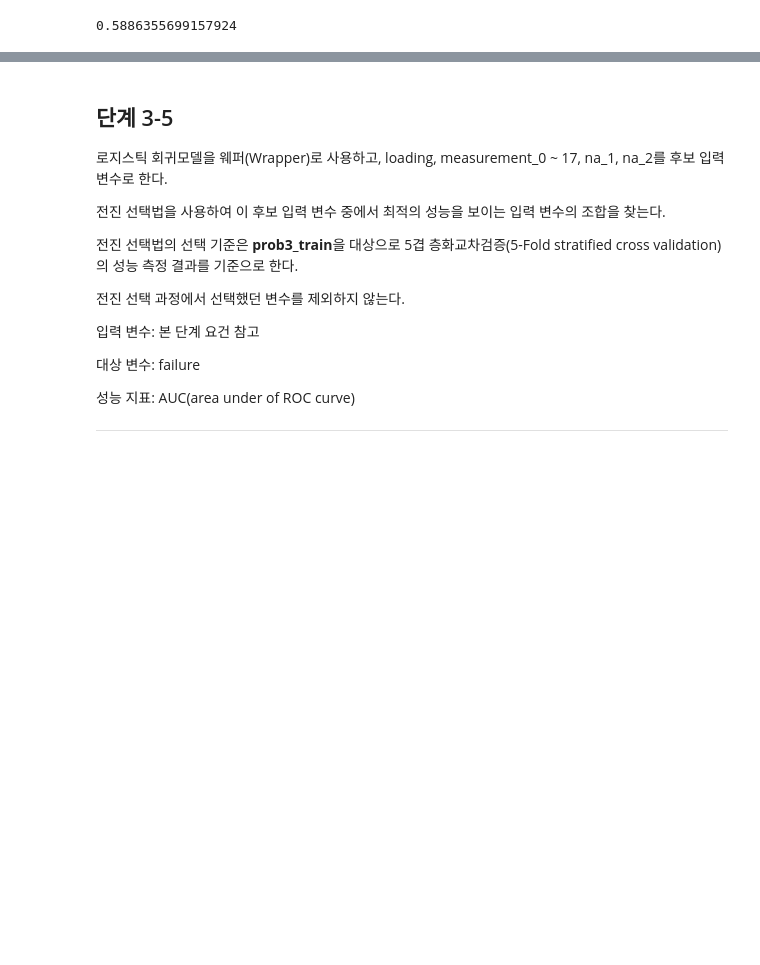
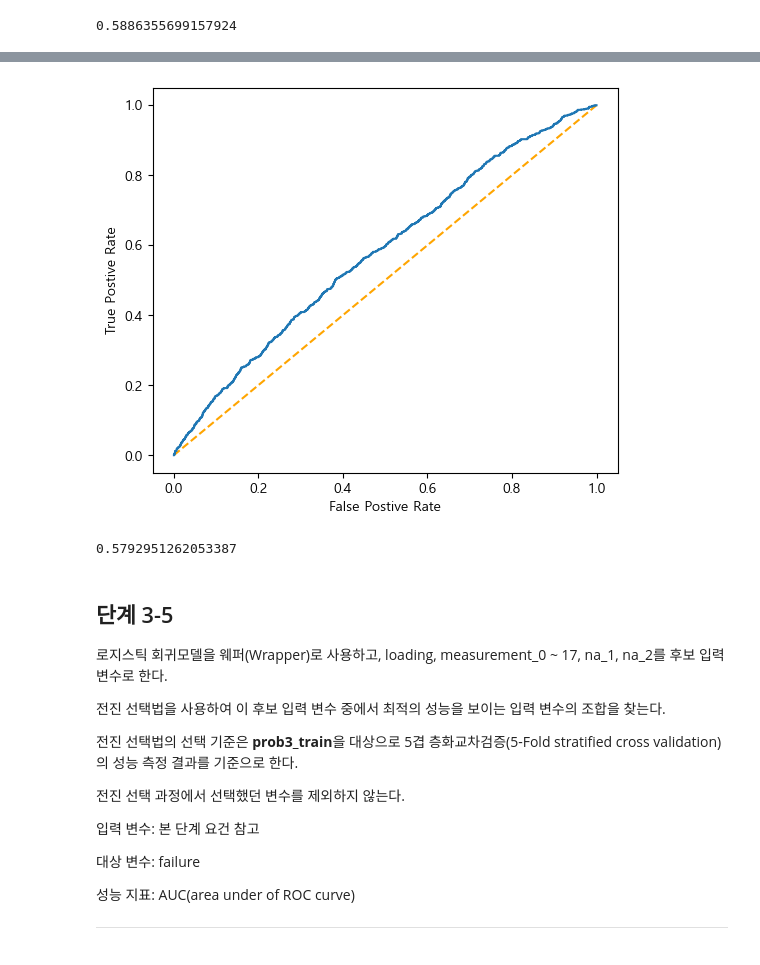
Before and after one commit to sunkusun9/DS_lv3_2605, a Jupyter notebook: sec_ds_lv3_prob1_prob.ipynb, the cells around one changed output, grey strips where cells are left out. Saved outputs shown, nothing was run; the diff lists cells and outputs as text; code cells hidden in the pictures; blank space fills up the shorter version.

```diff
--- a/sec_ds_lv3_prob1_prob.ipynb
+++ b/sec_ds_lv3_prob1_prob.ipynb
@@ -428,8 +497,8 @@ for i in range(3, 17):
     Z = -abs(X_bar - sam_mu) / (sam_sigma2 ** 0.5)
     ztest_list.append(
         pd.Series([Z, norm.cdf(Z) * 2], index = ['Z', 'pvalue'], name = v)
-    )
-df_ztest = pd.DataFrame(ztest_list)
+    ) # 검정의 주요 결과 구성하기 위한 단위 결과를 ztest에 모아둡니다.
+df_ztest = pd.DataFrame(ztest_list) # 하나의 데이터프레임으로 만듭니다.
 df_ztest
 # %% [output]
 |  | Z | pvalue |
@@ -878,0 +985,20 @@ A, roc_auc_score(
+# %%
+# ROC AUC를 직접 구해봅니다.
+# score를 기준으로 내림차순 정렬을 합니다,
+# Positive 분리점을 아래로 이동시키면서  FPR, TPR을 구합니다.
+# 이를 위해 true/false의 합으로 count를 구하는 것과 cumsum을
+# 이용하여 FP와 TP을 결정 포인트별로 구합니다.
+df_fpr_tpr = df_prob3_test[['failure']].assign(
+    score = clf_lr.decision_function(df_prob3_test[X_lr]) # LogisticRegression의 decision_function은 Logit 출력
+).sort_values('score', ascending=False).assign(
+    fp=lambda x: (1 - x['failure']).cumsum(),
+    tp=lambda x: (x['failure']).cumsum(),
+).assign(
+    # 1-x['failure'] : 정답이 Negative 이면 1 => False Positive 이면 누적
+    # False Positive Rate:  Rate로 끝나면, 정답에 해당하는 데이터수 False Positive의 정답은 Negative
+    # => False Positive Rate = False Positive의 수 / Negative의 수
+    fpr=lambda x: x['fp'] / (1 - x['failure']).sum(),
+    # x['failure'] : 정답이 Positfive 이면 1 => True Positive 이면 누적
+    tpr=lambda x: x['tp'] / (x['failure']).sum(),
+)
+df_fpr_tpr.head(15)
@@ -879,3 +1023,23 @@ A, roc_auc_score(
+# %%
+# ROC AUC를 그려봅니다.
+# 이 때 logit으로 구해 보겠습니다.
+plt.figure(figsize=(6, 5))
+plt.plot([0, 1], [0, 1], color='orange', linestyle='--')
+plt.plot(df_fpr_tpr['fpr'], df_fpr_tpr['tpr'])
+plt.gca().set_xlabel('False Postive Rate')
+plt.gca().set_ylabel('True Postive Rate')
+plt.show()
+# %% [output]
+[figure, added]
+# %%
+# ROC AUC의 실제 값을 구해봅니다.
+df_fpr_tpr.assign(
+    fpr_1 = lambda x: x['fpr'].shift(1).fillna(0) # 곡선아래의 면적을 구하기 위해 곡선을 구성하는 미세사각형의 너비를 구합니다.
+).assign(
+    sq = lambda x: (x['fpr'] - x['fpr_1']) * x['tpr'] # 각 미세사각형의 면적입니다.
+)['sq'].sum() # 0.5792951262053387
+# %% [output]
+0.5792951262053387
 # %% [markdown]
 ## 단계 3-5
 
```
Also changed, not shown: parts of 72 cells of this notebook.
